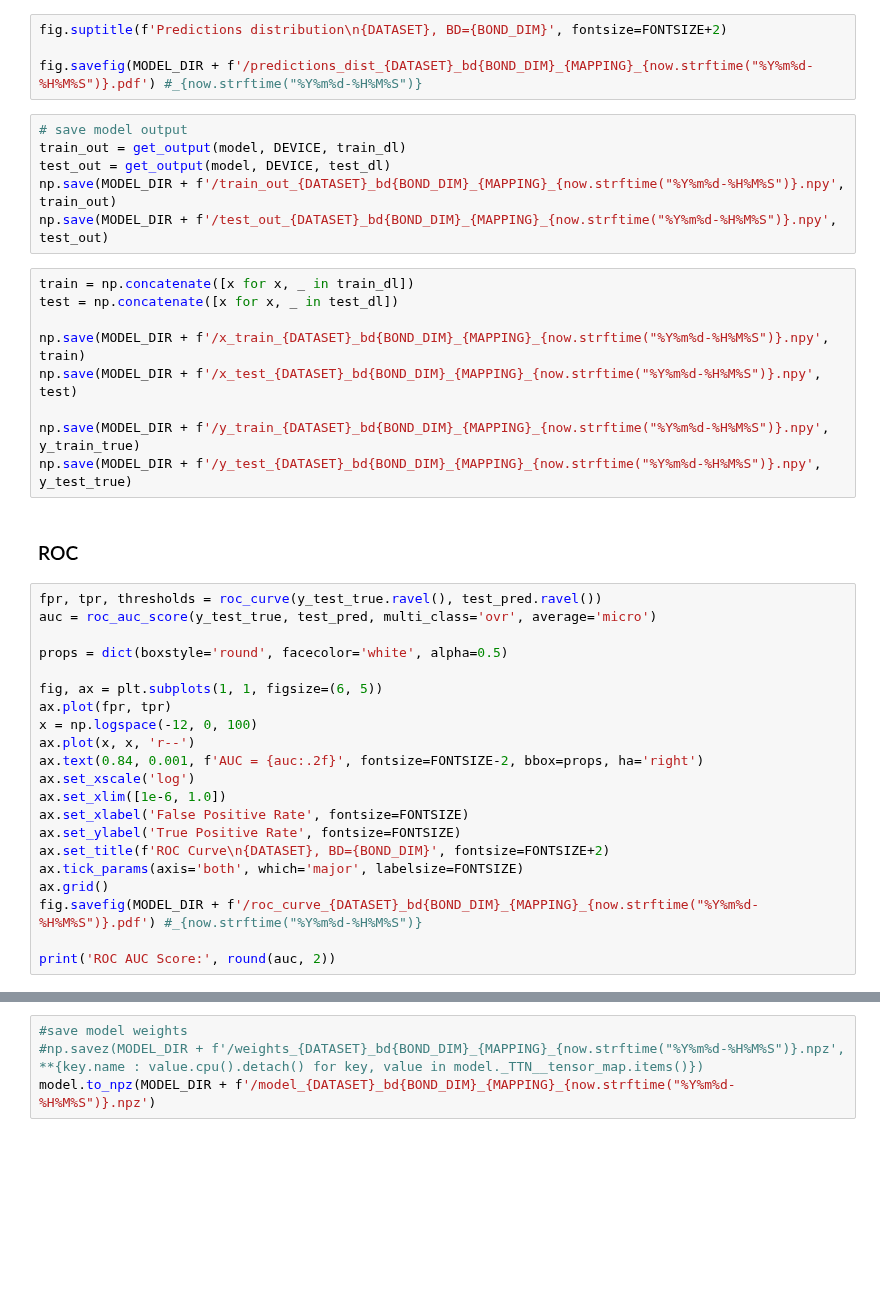
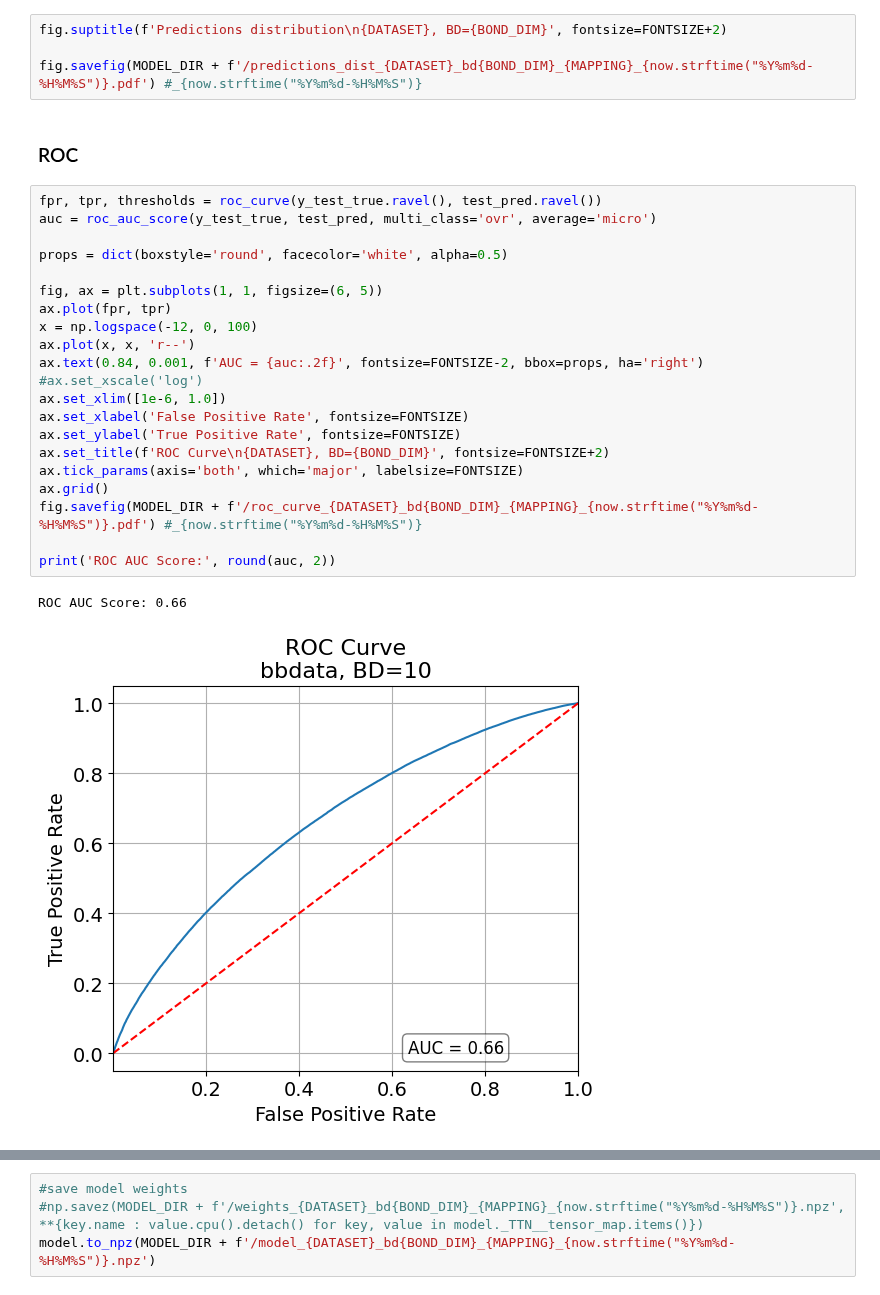
Before and after one commit to c0pp1/TTN4HEP, a Jupyter notebook: myttnlibrary.ipynb, the cells around one changed output, grey strips where cells are left out. Drawn from its saved outputs; the diff is of its cells as text; blank space fills up the shorter version.

```diff
--- a/myttnlibrary.ipynb
+++ b/myttnlibrary.ipynb
@@ -570,44 +590,32 @@ AttributeError: 'numpy.ndarray' object has no attribute 'legend'
 fig.suptitle(f'Predictions distribution\n{DATASET}, BD={BOND_DIM}', fontsize=FONTSIZE+2)
 
 fig.savefig(MODEL_DIR + f'/predictions_dist_{DATASET}_bd{BOND_DIM}_{MAPPING}_{now.strftime("%Y%m%d-%H%M%S")}.pdf') #_{now.strftime("%Y%m%d-%H%M%S")}
-# %%
-# save model output
-train_out = get_output(model, DEVICE, train_dl)
-test_out = get_output(model, DEVICE, test_dl)
-np.save(MODEL_DIR + f'/train_out_{DATASET}_bd{BOND_DIM}_{MAPPING}_{now.strftime("%Y%m%d-%H%M%S")}.npy', train_out)
-np.save(MODEL_DIR + f'/test_out_{DATASET}_bd{BOND_DIM}_{MAPPING}_{now.strftime("%Y%m%d-%H%M%S")}.npy', test_out)
-# %%
-train = np.concatenate([x for x, _ in train_dl])
-test = np.concatenate([x for x, _ in test_dl])
-
-np.save(MODEL_DIR + f'/x_train_{DATASET}_bd{BOND_DIM}_{MAPPING}_{now.strftime("%Y%m%d-%H%M%S")}.npy', train)
-np.save(MODEL_DIR + f'/x_test_{DATASET}_bd{BOND_DIM}_{MAPPING}_{now.strftime("%Y%m%d-%H%M%S")}.npy', test)
-
-np.save(MODEL_DIR + f'/y_train_{DATASET}_bd{BOND_DIM}_{MAPPING}_{now.strftime("%Y%m%d-%H%M%S")}.npy', y_train_true)
-np.save(MODEL_DIR + f'/y_test_{DATASET}_bd{BOND_DIM}_{MAPPING}_{now.strftime("%Y%m%d-%H%M%S")}.npy', y_test_true)
 # %% [markdown]
 ### ROC
 # %%
 fpr, tpr, thresholds = roc_curve(y_test_true.ravel(), test_pred.ravel())
 auc = roc_auc_score(y_test_true, test_pred, multi_class='ovr', average='micro')
 
 props = dict(boxstyle='round', facecolor='white', alpha=0.5)
 
 fig, ax = plt.subplots(1, 1, figsize=(6, 5))
 ax.plot(fpr, tpr)
 x = np.logspace(-12, 0, 100)
 ax.plot(x, x, 'r--')
 ax.text(0.84, 0.001, f'AUC = {auc:.2f}', fontsize=FONTSIZE-2, bbox=props, ha='right')
-ax.set_xscale('log')
+#ax.set_xscale('log')
 ax.set_xlim([1e-6, 1.0])
 ax.set_xlabel('False Positive Rate', fontsize=FONTSIZE)
 ax.set_ylabel('True Positive Rate', fontsize=FONTSIZE)
 ax.set_title(f'ROC Curve\n{DATASET}, BD={BOND_DIM}', fontsize=FONTSIZE+2)
 ax.tick_params(axis='both', which='major', labelsize=FONTSIZE)
 ax.grid()
 fig.savefig(MODEL_DIR + f'/roc_curve_{DATASET}_bd{BOND_DIM}_{MAPPING}_{now.strftime("%Y%m%d-%H%M%S")}.pdf') #_{now.strftime("%Y%m%d-%H%M%S")}
 
 print('ROC AUC Score:', round(auc, 2))
+# %% [output]
+ROC AUC Score: 0.66
+[figure, added]
 # %%
 best_10 = np.argsort(tpr-fpr)[::-1][:10]
 print(tpr[best_10], fpr[best_10], sep='\n')
```
Also changed, not shown: parts of 35 cells of this notebook, 10 other files.
